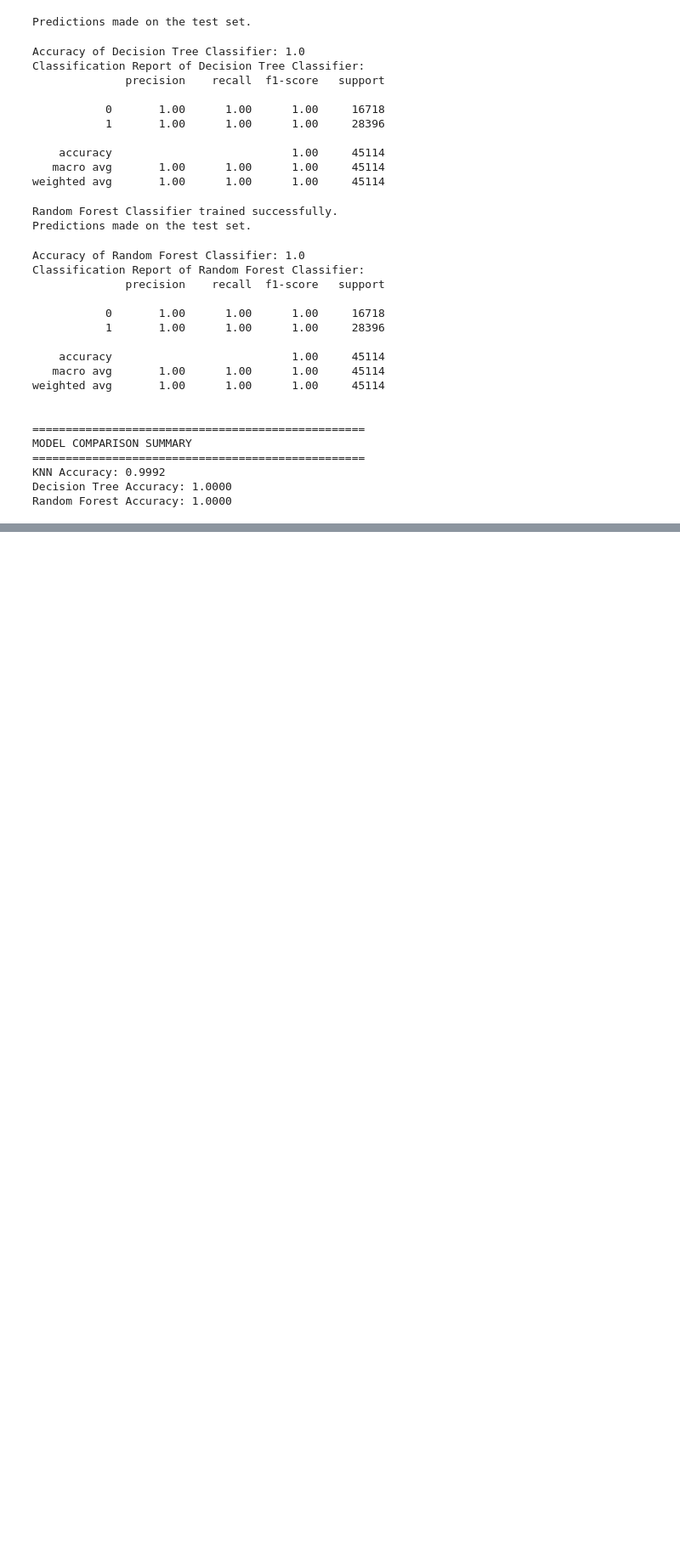
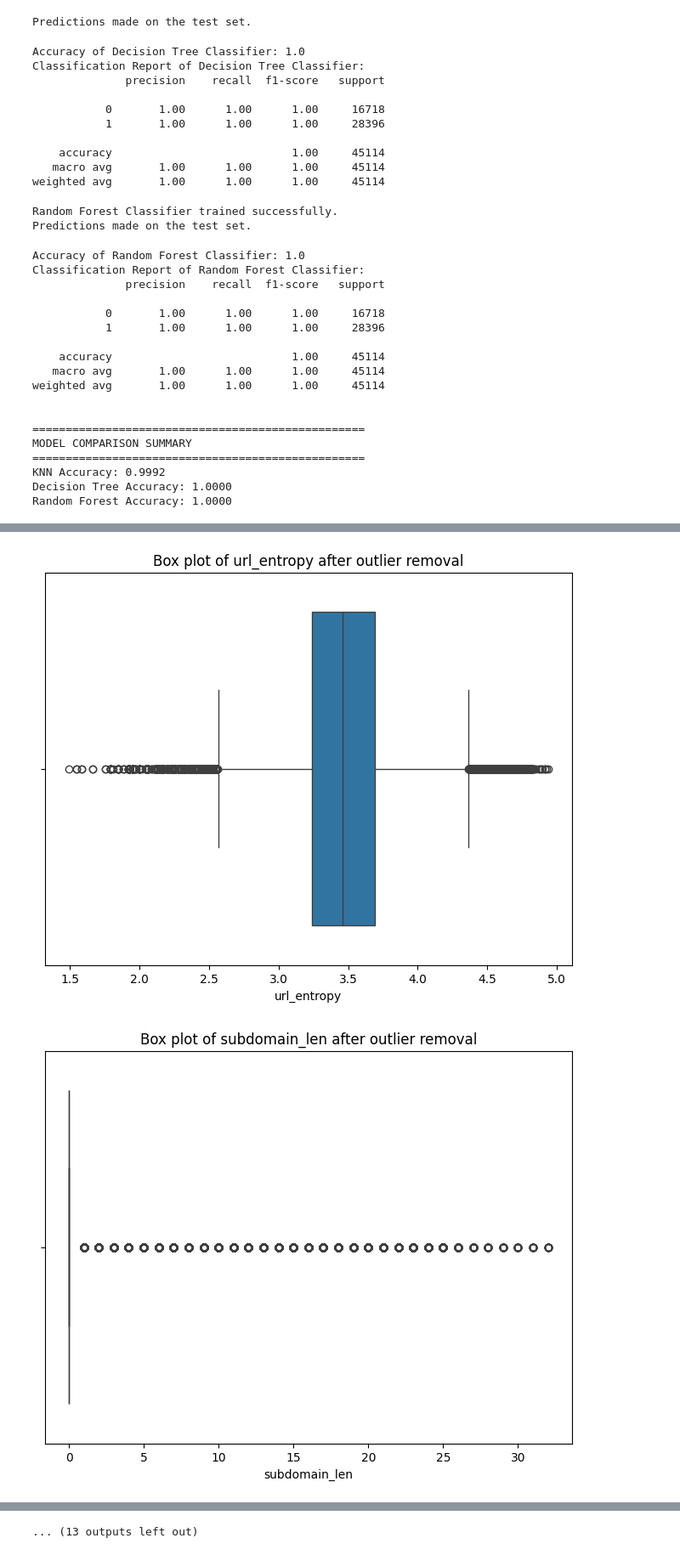
Before and after one commit to afrin-sultana23/machine_learning, a Jupyter notebook: ml_file.ipynb, the cells around one changed output, grey strips where cells are left out. Shown at 85% size. Drawn from its saved outputs; the diff is of its cells as text; code cells hidden in the pictures; blank space fills up the shorter version.

```diff
--- a/ml_file.ipynb
+++ b/ml_file.ipynb
@@ -534,0 +556,15 @@ Random Forest Accuracy: 1.0000
+# %%
+# Identify columns for outlier removal based on previous box plots (excluding 'label')
+columns_to_clean = [column for column in df.columns if column != 'label']
+
+# Remove outliers using the IQR method for each identified column
+for column in columns_to_clean:
+    Q1 = df[column].quantile(0.15)
+    Q3 = df[column].quantile(0.95)
+    IQR = Q3 - Q1
+    lower_bound = Q1 - 1.5 * IQR
+    upper_bound = Q3 + 1.5 * IQR
+    df = df[(df[column] >= lower_bound) & (df[column] <= upper_bound)]
+
+print("Outliers removed from the DataFrame based on IQR for the selected columns.")
+display(df.head())
@@ -534,0 +580,10 @@ Random Forest Accuracy: 1.0000
+# %%
+for column in df.columns:
+    if column != 'label':
+        plt.figure(figsize=(8, 6))
+        sns.boxplot(x=df[column])
+        plt.title(f'Box plot of {column} after outlier removal')
+        plt.show()
+# %% [output]
+[figure, added]
+[figure, added]
@@ -534,0 +600 @@ Random Forest Accuracy: 1.0000
+... (13 outputs left out)
```
Also changed, not shown: parts of 9 cells of this notebook.
